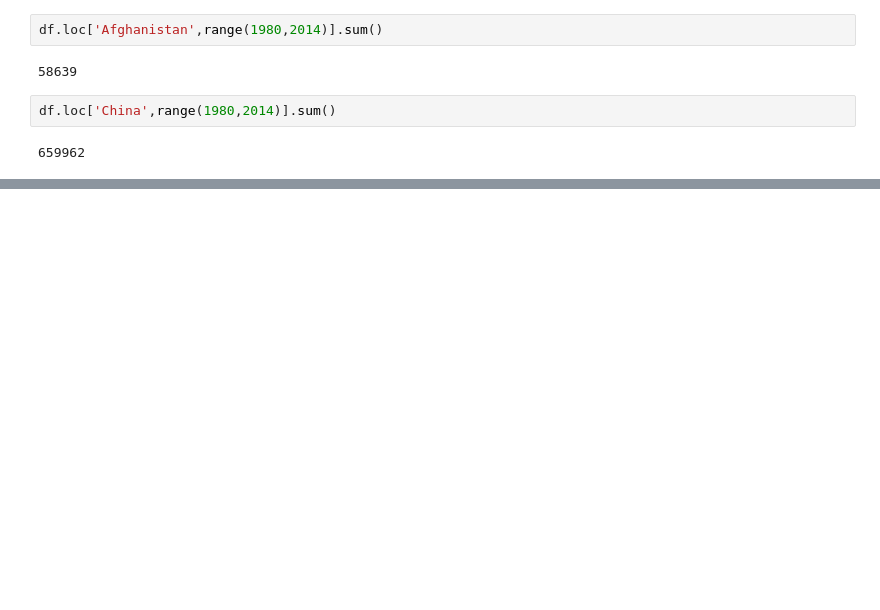
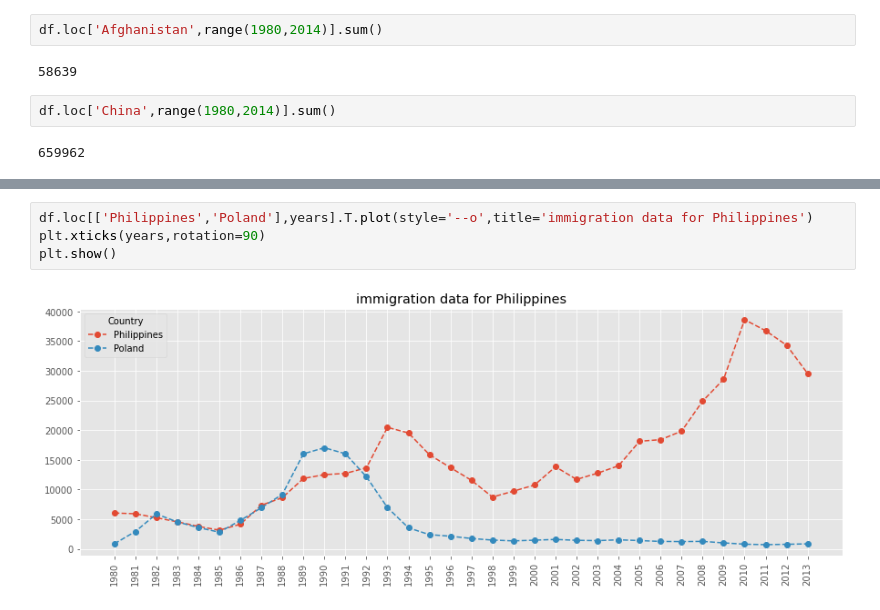
Before and after one commit to Kuldeepak090/kuldeepak_pyth, a Jupyter notebook: data_science/visulization.ipynb, the cells around one changed output, grey strips where cells are left out. Saved outputs shown, nothing was run; the diff lists cells and outputs as text; blank space fills up the shorter version.

```diff
--- a/data_science/visulization.ipynb
+++ b/data_science/visulization.ipynb
@@ -97,0 +142,6 @@ df.head()
+# %%
+df.loc[['Philippines','Poland'],years].T.plot(style='--o',title='immigration data for Philippines')
+plt.xticks(years,rotation=90)
+plt.show()
+# %% [output]
+[figure, added]
```
Also changed, not shown: parts of 26 cells of this notebook, 14 other files.
